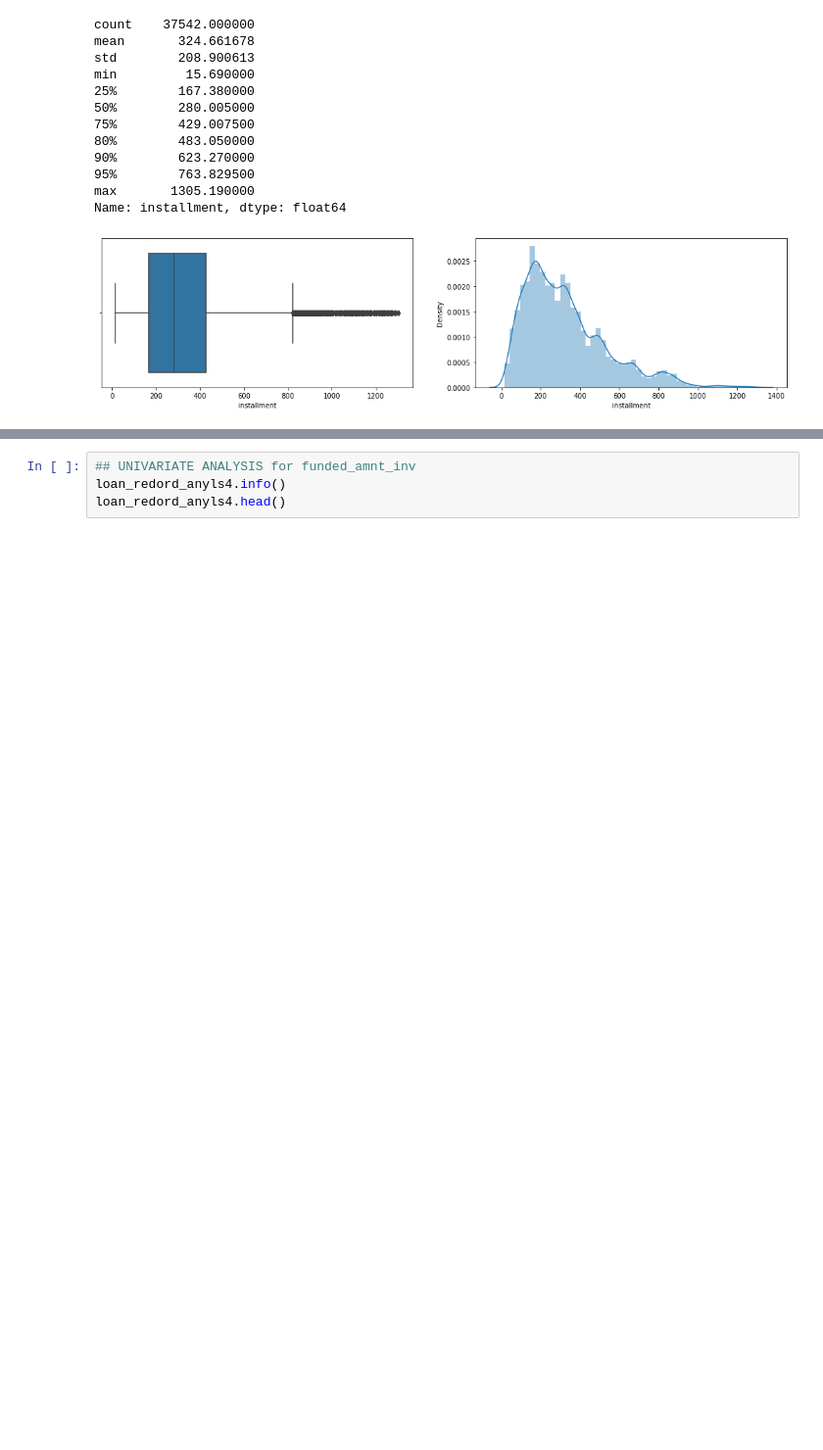
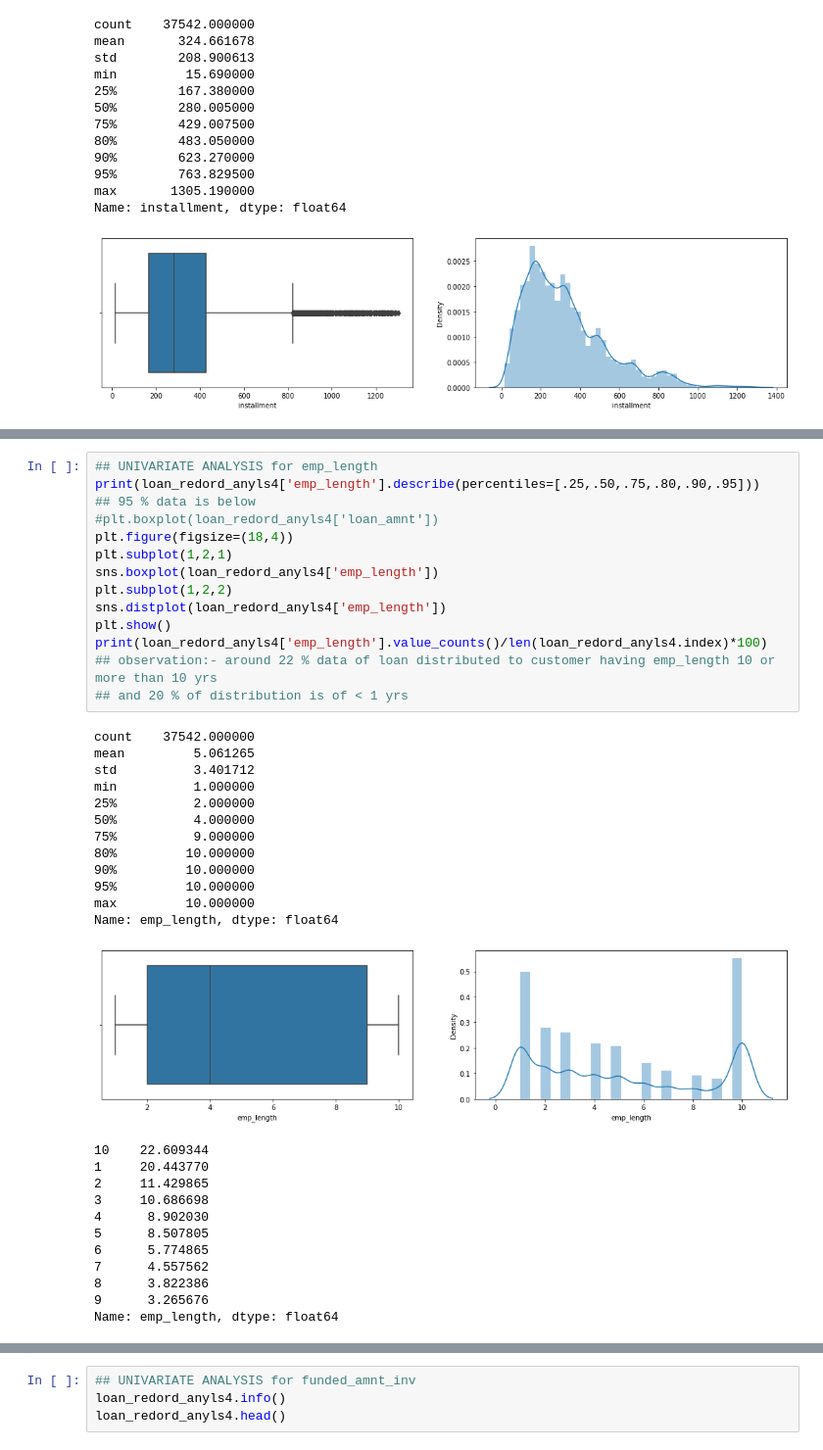
Before and after one commit to ravi2106shekhar/LendingClubCaseStudy, a Jupyter notebook: Ravi_Shekhar.ipynb, the cells around one changed output, grey strips where cells are left out. Shown at 98% size. Drawn from its saved outputs; the diff is of its cells as text; blank space fills up the shorter version.

Commit message:
univariate analysis

```diff
--- a/Ravi_Shekhar.ipynb
+++ b/Ravi_Shekhar.ipynb
@@ -290 +287,40 @@ Name: grade, dtype: int64
 [figure]
+# %%
+## UNIVARIATE ANALYSIS for emp_length
+print(loan_redord_anyls4['emp_length'].describe(percentiles=[.25,.50,.75,.80,.90,.95]))
+## 95 % data is below
+#plt.boxplot(loan_redord_anyls4['loan_amnt'])
+plt.figure(figsize=(18,4))
+plt.subplot(1,2,1)
+sns.boxplot(loan_redord_anyls4['emp_length'])
+plt.subplot(1,2,2)
+sns.distplot(loan_redord_anyls4['emp_length'])
+plt.show()
+print(loan_redord_anyls4['emp_length'].value_counts()/len(loan_redord_anyls4.index)*100)
+## observation:- around 22 % data of loan distributed to customer having emp_length 10 or more than 10 yrs
+## and 20 % of distribution is of < 1 yrs
+# %% [output]
+count    37542.000000
+mean         5.061265
+std          3.401712
+min          1.000000
+25%          2.000000
+50%          4.000000
+75%          9.000000
+80%         10.000000
+90%         10.000000
+95%         10.000000
+max         10.000000
+Name: emp_length, dtype: float64
+[figure, added]
+10    22.609344
+1     20.443770
+2     11.429865
+3     10.686698
+4      8.902030
+5      8.507805
+6      5.774865
+7      4.557562
+8      3.822386
+9      3.265676
+Name: emp_length, dtype: float64
```
Also changed, not shown: parts of 5 cells of this notebook.
